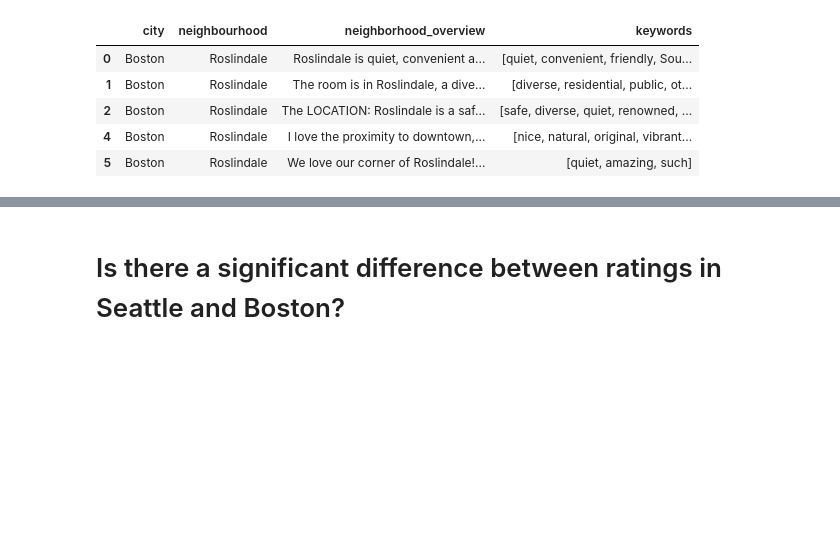
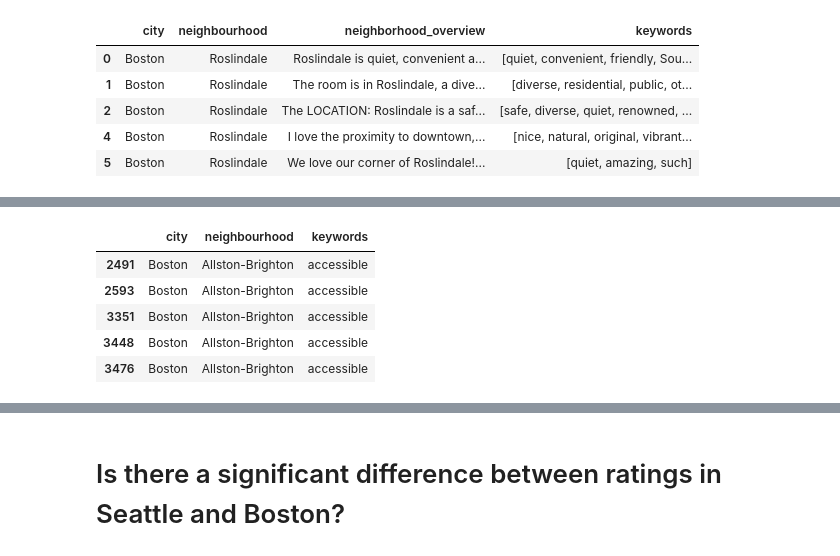
Before and after one commit to mdraws86/airbnb, a Jupyter notebook: Airbnb Analysis.ipynb, the cells around one changed output, grey strips where cells are left out. Saved outputs shown, nothing was run; the diff lists cells and outputs as text; code cells hidden in the pictures; blank space fills up the shorter version.

```diff
--- a/Airbnb Analysis.ipynb
+++ b/Airbnb Analysis.ipynb
@@ -498,12 +506,22 @@ df_neigborhood.head()
 # %%
 # Now we need to transpose the data frame so that every value in every list has its own row
 df_explode = df_neigborhood.explode('keywords').drop(columns = ['neighborhood_overview'])
 # We cast the column keywords to lowercase
 df_explode['keywords'] = df_explode.keywords.str.lower()
 # I will remove words like 'great' and 'best' as they don't add useful information
 df_explode = df_explode.loc[~df_explode.keywords.isin(['great', 'best','amazing','close','many','short','able',
                                                       'few','much','major','other','-']),]
+# We will also drop everything containing a number
+df_explode = df_explode.loc[~df_explode.keywords.str.contains('[0-9]', na = False),]
 # Now we create a new data frame containing the counts of each adjective for each city-neighbourhood combination
 # We sort then by neighbourhood and descending by count of words so that the most frequent words appear on top
 # for each group
 df_adjectives = df_explode.groupby(['city','neighbourhood', 'keywords']).value_counts().reset_index().rename(columns = {0:'count'}).sort_values(['neighbourhood', 'count'], ascending = [True, False])
+df_explode.sort_values(['city', 'neighbourhood', 'keywords']).head()
+# %% [output]
+|  | city | neighbourhood | keywords |
+| 2491 | Boston | Allston-Brighton | accessible |
+| 2593 | Boston | Allston-Brighton | accessible |
+| 3351 | Boston | Allston-Brighton | accessible |
+| 3448 | Boston | Allston-Brighton | accessible |
+| 3476 | Boston | Allston-Brighton | accessible |
```
Also changed, not shown: parts of 10 cells of this notebook, 1 other file.
